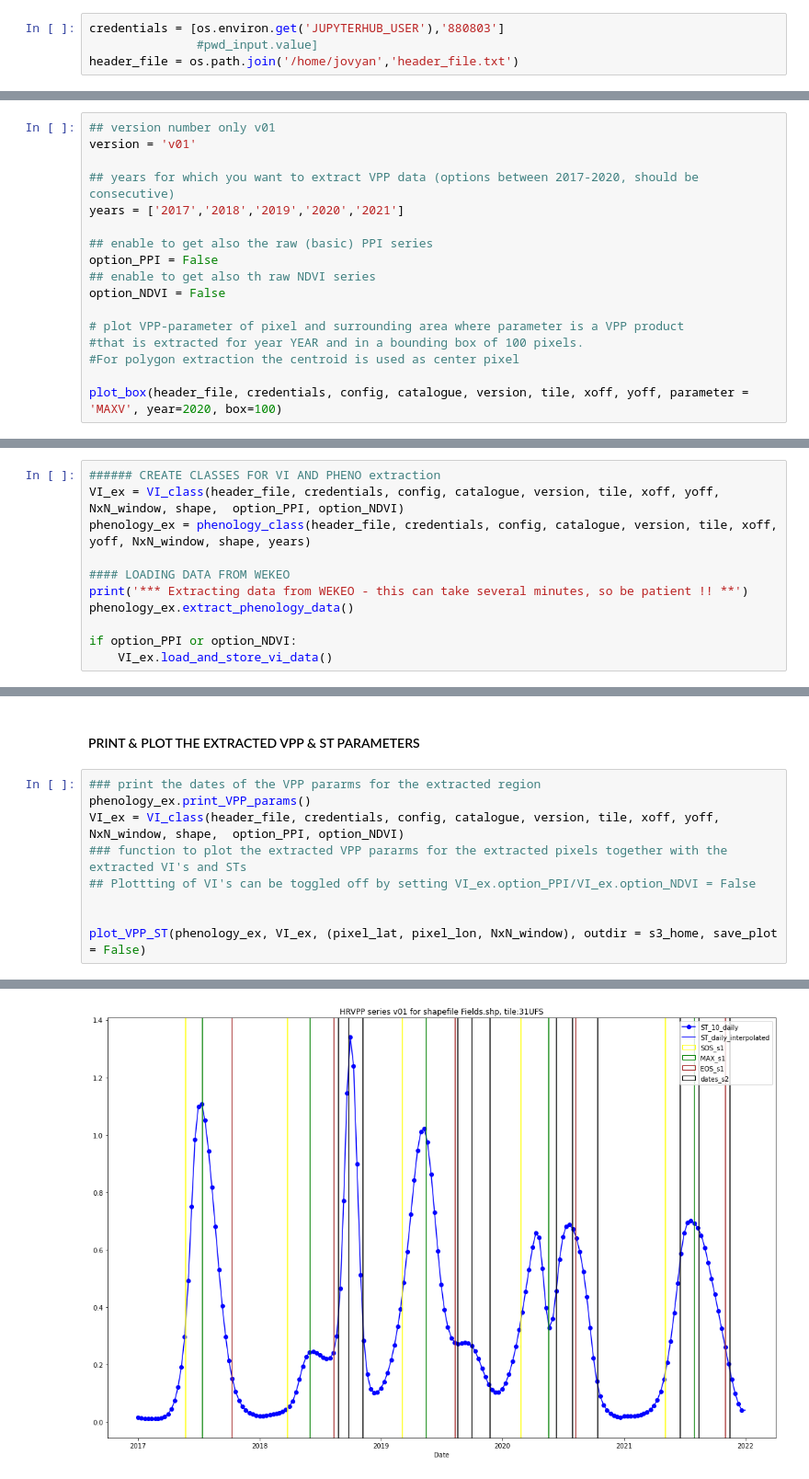
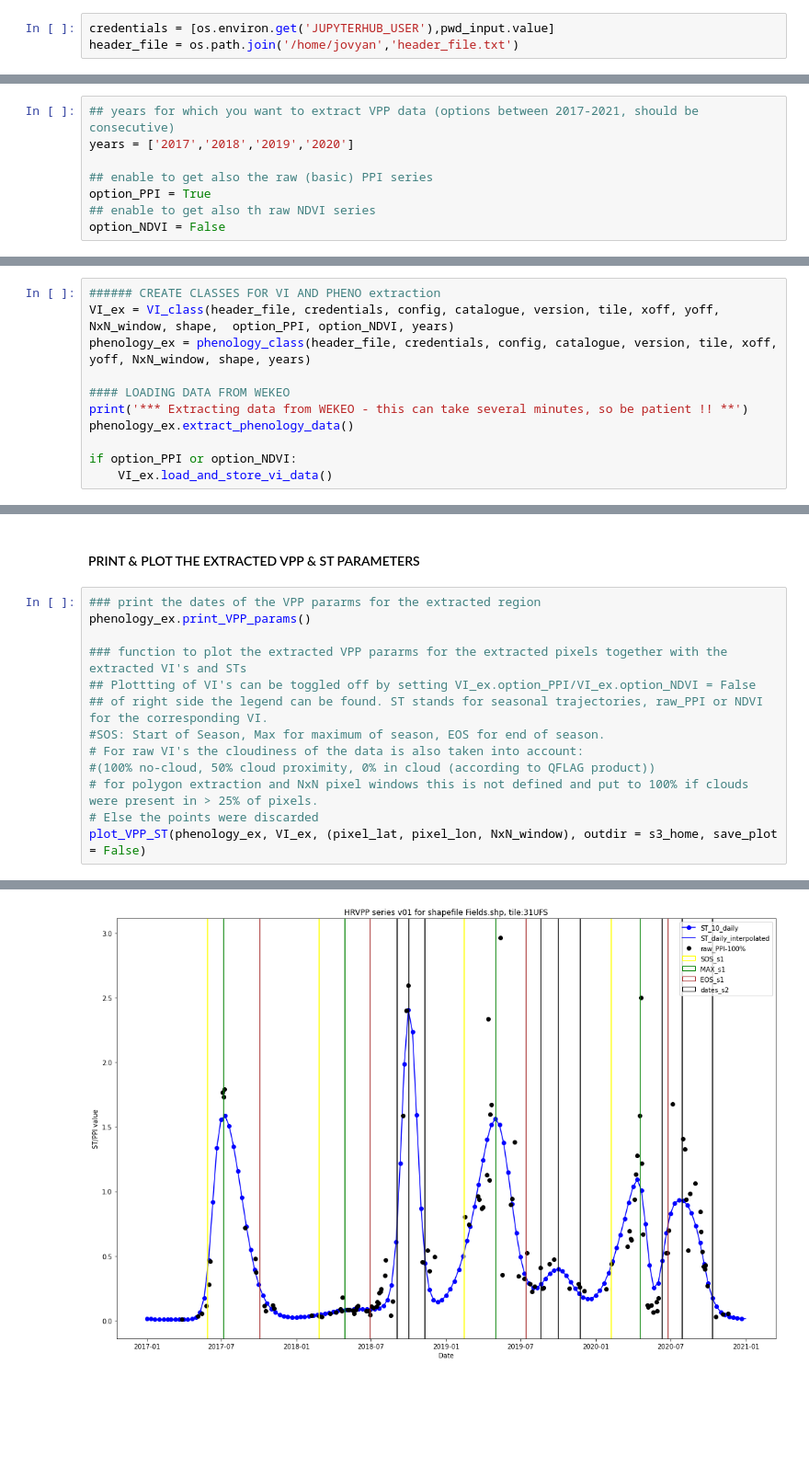
Before and after one commit to eea/clms-hrvpp-tools-python, a Jupyter notebook: HRVPP_user_notebook/HRVPP_NOTEBOOK_TS_EXTRACTION_V7.ipynb, the cells around one changed output, grey strips where cells are left out. Shown: that part at 92% size. Drawn from its saved outputs; the diff is of its cells as text; blank space fills up the shorter version.

```diff
--- a/HRVPP_user_notebook/HRVPP_NOTEBOOK_TS_EXTRACTION_V7.ipynb
+++ b/HRVPP_user_notebook/HRVPP_NOTEBOOK_TS_EXTRACTION_V7.ipynb
@@ -86,8 +86,7 @@ HBox(children=(VBox(children=(Password(description='Password:', placeholder='Ent
 # %% [markdown]
 Creating credentials and pinpoint to a writeable adress for the header_file (This file is created and used to request data via https, is not persistent over sessions)
 # %%
-credentials = [os.environ.get('JUPYTERHUB_USER'),'880803']
-               #pwd_input.value]
+credentials = [os.environ.get('JUPYTERHUB_USER'),pwd_input.value]
 header_file = os.path.join('/home/jovyan','header_file.txt')
 # %% [markdown]
 ### PLOT INTERACTIVE MAP
@@ -146,19 +155,10 @@ proj_create: init=epsg:/init=IGNF: syntax not supported in non-PROJ4 emulation m
 ### ADDITIONAL SETTINGS
 Here additional setting can be handled (not geometry related) as a simple bloxplot is generated to have an idea on the data.
 # %%
-## version number only v01
-version = 'v01'
-
-## years for which you want to extract VPP data (options between 2017-2020, should be consecutive)
-years = ['2017','2018','2019','2020','2021']
+## years for which you want to extract VPP data (options between 2017-2021, should be consecutive)
+years = ['2017','2018','2019','2020']
 
 ## enable to get also the raw (basic) PPI series
-option_PPI = False
+option_PPI = True
 ## enable to get also th raw NDVI series
 option_NDVI = False
-
-# plot VPP-parameter of pixel and surrounding area where parameter is a VPP product
-#that is extracted for year YEAR and in a bounding box of 100 pixels.
-#For polygon extraction the centroid is used as center pixel
-
-plot_box(header_file, credentials, config, catalogue, version, tile, xoff, yoff, parameter = 'MAXV', year=2020, box=100)
@@ -170,6 +168,6 @@ Data is extracted from wekeo. if the extraction is not a single point the median
 # %%
 ###### CREATE CLASSES FOR VI AND PHENO extraction
-VI_ex = VI_class(header_file, credentials, config, catalogue, version, tile, xoff, yoff, NxN_window, shape,  option_PPI, option_NDVI)
+VI_ex = VI_class(header_file, credentials, config, catalogue, version, tile, xoff, yoff, NxN_window, shape,  option_PPI, option_NDVI, years)
 phenology_ex = phenology_class(header_file, credentials, config, catalogue, version, tile, xoff, yoff, NxN_window, shape, years)
 
 #### LOADING DATA FROM WEKEO
@@ -204,10 +211,14 @@ if option_PPI or option_NDVI:
 # %%
 ### print the dates of the VPP pararms for the extracted region
 phenology_ex.print_VPP_params()
-VI_ex = VI_class(header_file, credentials, config, catalogue, version, tile, xoff, yoff, NxN_window, shape,  option_PPI, option_NDVI)
+
 ### function to plot the extracted VPP pararms for the extracted pixels together with the extracted VI's and STs
 ## Plottting of VI's can be toggled off by setting VI_ex.option_PPI/VI_ex.option_NDVI = False
-
-
+## of right side the legend can be found. ST stands for seasonal trajectories, raw_PPI or NDVI for the corresponding VI.
+#SOS: Start of Season, Max for maximum of season, EOS for end of season.
+# For raw VI's the cloudiness of the data is also taken into account:
+#(100% no-cloud, 50% cloud proximity, 0% in cloud (according to QFLAG product))
+# for polygon extraction and NxN pixel windows this is not defined and put to 100% if clouds were present in > 25% of pixels.
+# Else the points were discarded
 plot_VPP_ST(phenology_ex, VI_ex, (pixel_lat, pixel_lon, NxN_window), outdir = s3_home, save_plot = False)
 # %% [output]
@@ -231 +243 @@ season2
-[figure, old version]
+[figure, new version]
```
Also changed, not shown: parts of 7 cells of this notebook, 5 other files.
